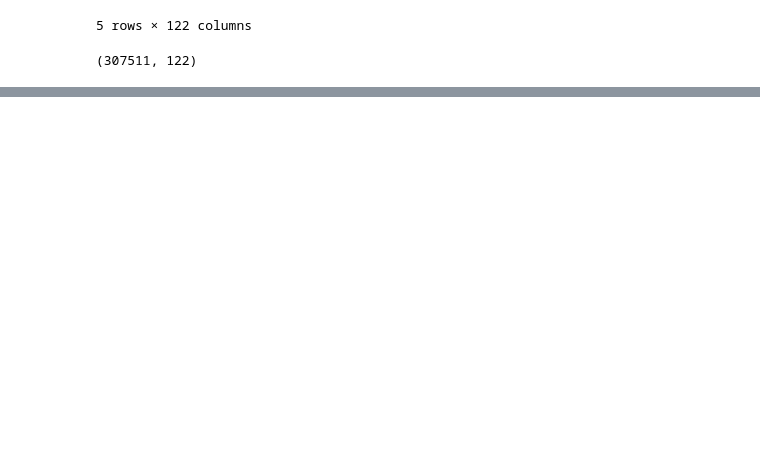
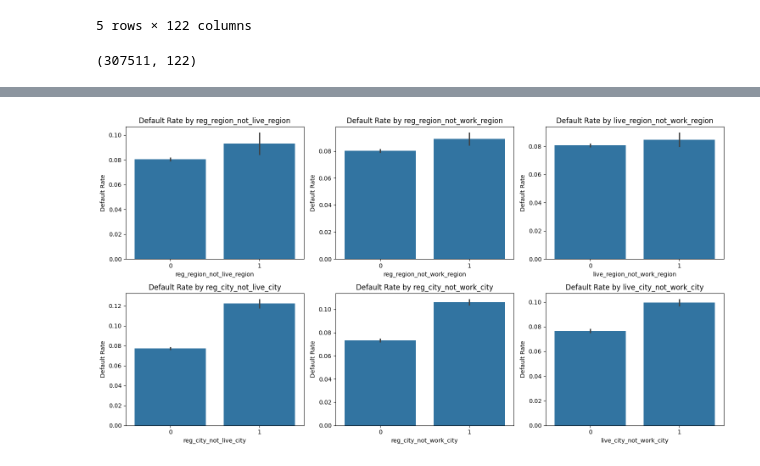
Before and after one commit to Roxy099/data_science_project, a Jupyter notebook: notebooks/baseline_model.ipynb, the cells around one changed output, grey strips where cells are left out. Saved outputs shown, nothing was run; the diff lists cells and outputs as text; code cells hidden in the pictures; blank space fills up the shorter version.

Commit message:
completed eda of region features and created feature selection file

```diff
--- a/notebooks/baseline_model.ipynb
+++ b/notebooks/baseline_model.ipynb
@@ -3533,3 +3533,6 @@ application_eda_df.head()
 application_eda_df.shape
 # %% [output]
 (307511, 122)
+# %%
+region_features=[ 'region_rating_client','region_rating_client_w_city','reg_region_not_live_region','reg_region_not_work_region',
+ 'live_region_not_work_region','reg_city_not_live_city','reg_city_not_work_city','live_city_not_work_city']
@@ -3535,0 +3582,5 @@ application_eda_df.shape
+# %%
+for col in region_features:
+    print(f'{'-'*50}')
+    print({col})
+    print(application_eda_df[col].unique())
@@ -3535,0 +3605,4 @@ application_eda_df.shape
+# %%
+region_rating=['region_rating_client','region_rating_client_w_city']
+for col in region_rating:
+    print(application_eda_df.groupby(col)['target'].agg(['count','mean']))
@@ -3535,0 +3620,6 @@ application_eda_df.shape
+# %%
+for col in region_features[2:]:
+    print('-' * 50)
+    print(col)
+    print(application_eda_df[col].value_counts())
+    print(application_eda_df.groupby(col)['target'].agg(['count', 'mean']))
@@ -3535,0 +3644,19 @@ application_eda_df.shape
+# %%
+fig, axes = plt.subplots(2, 3, figsize=(15, 8))
+
+for ax, col in zip(axes.flat, region_features[2:]):
+    sns.barplot(
+        data=application_eda_df,
+        x=col,
+        y='target',
+        ax=ax
+    )
+
+    ax.set_title(f'Default Rate by {col}')
+    ax.set_xlabel(col)
+    ax.set_ylabel('Default Rate')
+
+plt.tight_layout()
+plt.show()
+# %% [output]
+[figure, added]
```
Also changed, not shown: parts of 13 cells of this notebook, 2 other files.
